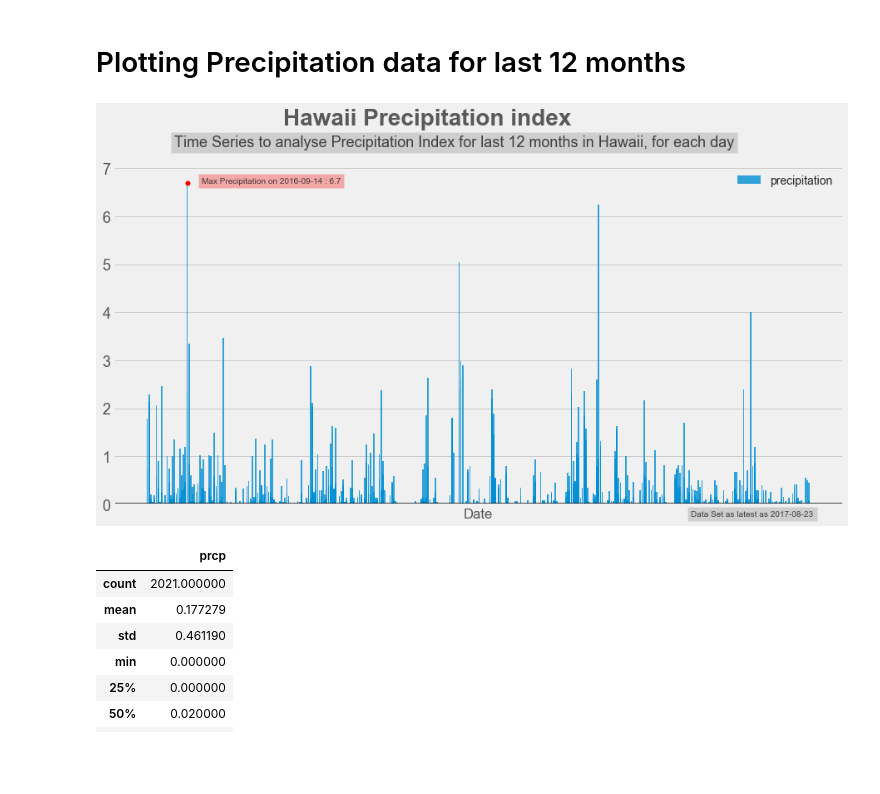
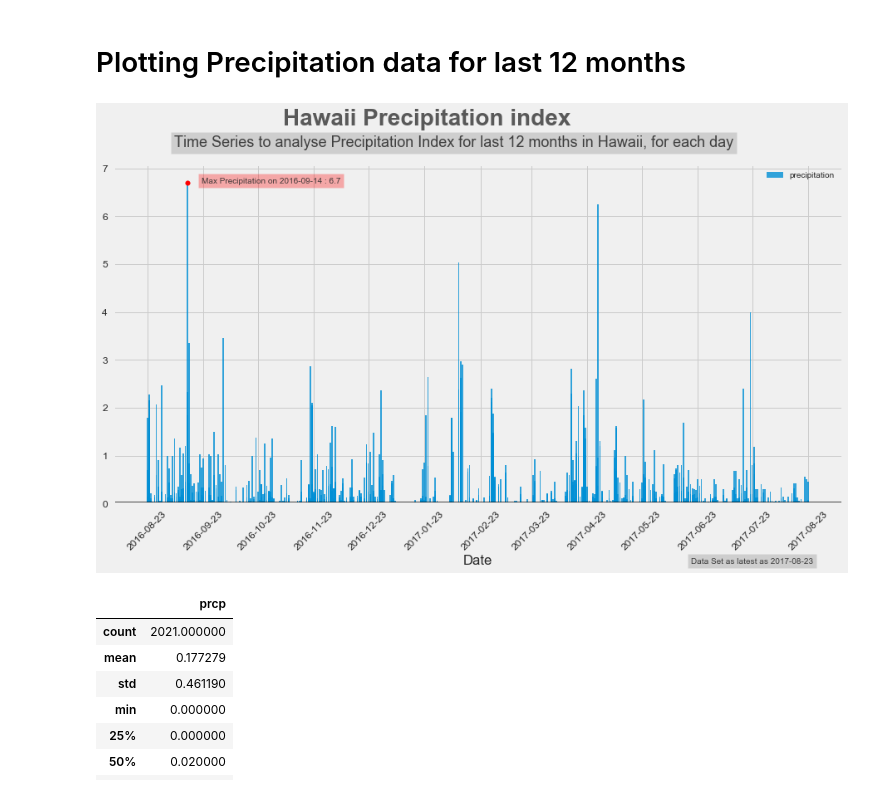
Before and after one commit to ppainuly/Hawaii-Weather-Analysis, a Jupyter notebook: climate_starter.ipynb, the cells around one changed output. Saved outputs shown, nothing was run; the diff lists cells and outputs as text; code cells hidden in the pictures; blank space fills up the shorter version.

```diff
--- a/climate_starter.ipynb
+++ b/climate_starter.ipynb
@@ -123,0 +114,25 @@ max_prcpval.iloc[0,0]
+# %%
+# Find Max Precipitation date
+from matplotlib import style
+style.use('bmh')
+a = pd.DataFrame(ar)
+max_prcp = a.sort_values('prcp',ascending=False).head(1)
+max_prcpval = max_prcp
+max_prcpval = max_prcp.reset_index()
+#Max Value
+print("Max Precipitation: " + max_prcpval.iloc[0,0])
+print("Total observations with prcp < 5% :" + str(len(a[a['prcp']<=0.05])) +" out of " + str(len(a)) + " observations." )
+ax = a[(a['prcp']<=0.05) & (a['prcp']>=0.00)]['prcp'].plot.hist(bins=5,alpha=0.7,figsize=(12,8))
+ax.tick_params(axis = 'both', which = 'major', labelsize = 12)
+ax.text(x = 0.012, y = 445, s = "Total Observations With \nPrecipitation less/equal .05 \ninches" #+ str(len(a[a['prcp']<=0.05])) +" out of " + str(len(a)) + " observations.",
+               ,fontsize = 42, alpha = .85,bbox=dict(facecolor='gray', alpha=0.6))
+ax.text(x = 0.012, y = 740, s = str(len(a[a['prcp']<=0.05]))
+               ,fontsize = 80, alpha = .85,bbox=dict(facecolor='yellow', alpha=0.3))
+ax.text(x = 0.026, y = 740, s = "of "
+               ,fontsize = 80, alpha = .85,bbox=dict(facecolor='red', alpha=0.3))
+#ax.text(x = 0.026, y = 750, s = "of " + str(len(a)) + " observations"
+#               ,fontsize = 32, alpha = .85,bbox=dict(facecolor='seagreen', alpha=0.3))
+ax.text(x = 0.0333, y = 740, s = str(len(a))
+        ,fontsize = 80, alpha = .85,bbox=dict(facecolor='seagreen', alpha=0.3))
+plt.savefig("Images/Total_precp_obs.png")
+plt.show()
@@ -123,0 +145,13 @@ max_prcpval.iloc[0,0]
+# %%
+style.use('bmh')
+print("Ocassions with Precipitation less than 5 in. - " + str(len((a[(a['prcp']<=0.05) & (a['prcp']>0.00)]))))
+print("Ocassions with Precipitation greater than 5 in. - " + str(len((a[(a['prcp']>0.05)]))))
+ax = a.groupby('station')['prcp'].sum().plot(kind='bar',figsize=(12,8))
+ax.tick_params(axis = 'both', which = 'major', labelsize = 14)
+ax.text(x=2.5,y=140,s="Total rainfall in inches per station",fontsize = 24.5, alpha = .85,bbox=dict(facecolor='orange', alpha=0.3))
+ax.text(x=2.5,y=120,s="Rainfall Volume in Hawaii ranges between 4 to 147 \ninches per year. The contiguous U.S. average annual \nprecipitation was 32.21 inches",fontsize = 15, alpha = .85,bbox=dict(facecolor='orange', alpha=0.3))
+#a.groupby('station')['prcp'].sum()
+ax.set_xlabel('')
+plt.savefig("Images/Total_rainfall_per_station.png",bbox_inches = 'tight')
+plt.show()
+a.groupby('station')['prcp'].sum()
@@ -126,33 +173,33 @@ max_prcpval.iloc[0,0]
 # %%
 # Use Pandas Plotting with Matplotlib to plot the data
 from matplotlib import style
 style.use('fivethirtyeight')
 plt.figure(figsize=(14,7))
 plt.subplot()
 plt.bar(ar.index,ar['prcp'],label='precipitation',alpha=0.8)
 plt.xlabel('Date')
 plt.legend()
-plt.tick_params(axis = 'both', which = 'major', labelsize = 18)
-plt.xticks([])
+plt.tick_params(axis = 'both', which = 'major', labelsize = 12)
+plt.xticks(['2016-08-23','2016-09-23','2016-10-23','2016-11-23','2016-12-23','2017-01-23','2017-02-23','2017-03-23','2017-04-23','2017-05-23','2017-06-23','2017-07-23','2017-08-23'],rotation=45)
 plt.text(x = 75, y = 7.90, s = "Hawaii Precipitation index",
                fontsize = 28, weight = 'bold', alpha = .75)
 plt.text(x = 15, y = 7.45,
                s = 'Time Series to analyse Precipitation Index for last 12 months in Hawaii, for each day',
               fontsize = 18, alpha = .85,bbox=dict(facecolor='gray', alpha=0.3))
 plt.text(x = 30, y = max_prcpval.iloc[0,3],
                s = "Max Precipitation on " + max_prcpval.iloc[0,0] + " : " + str(max_prcpval.iloc[0,3]),
               fontsize = 10, alpha = .85,bbox=dict(facecolor='red', alpha=0.3))
-plt.text(x = 300, y = -0.25,
+plt.text(x = 300, y = -1.25,
                s = "Data Set as latest as " + last_date[0][0],
               fontsize = 10, alpha = .85,bbox=dict(facecolor='gray', alpha=0.3))
 plt.axhline(y = 0.005, color = 'black', linewidth = 5, alpha = .7,)
 
 
 plt.scatter(max_prcpval['date'], max_prcpval['prcp'],marker='o',s=30, color="red",zorder=5)
 plt.savefig("Images/Precipitation_last_12_months.png",bbox_inches = 'tight')
 plt.show()
 # %% [output]
-[figure, old version]
+[figure, new version]
 # %%
 # Use Pandas to calcualte the summary statistics for the precipitation data
 pd.DataFrame(df['prcp'].describe())
```
Also changed, not shown: parts of 8 cells of this notebook.
